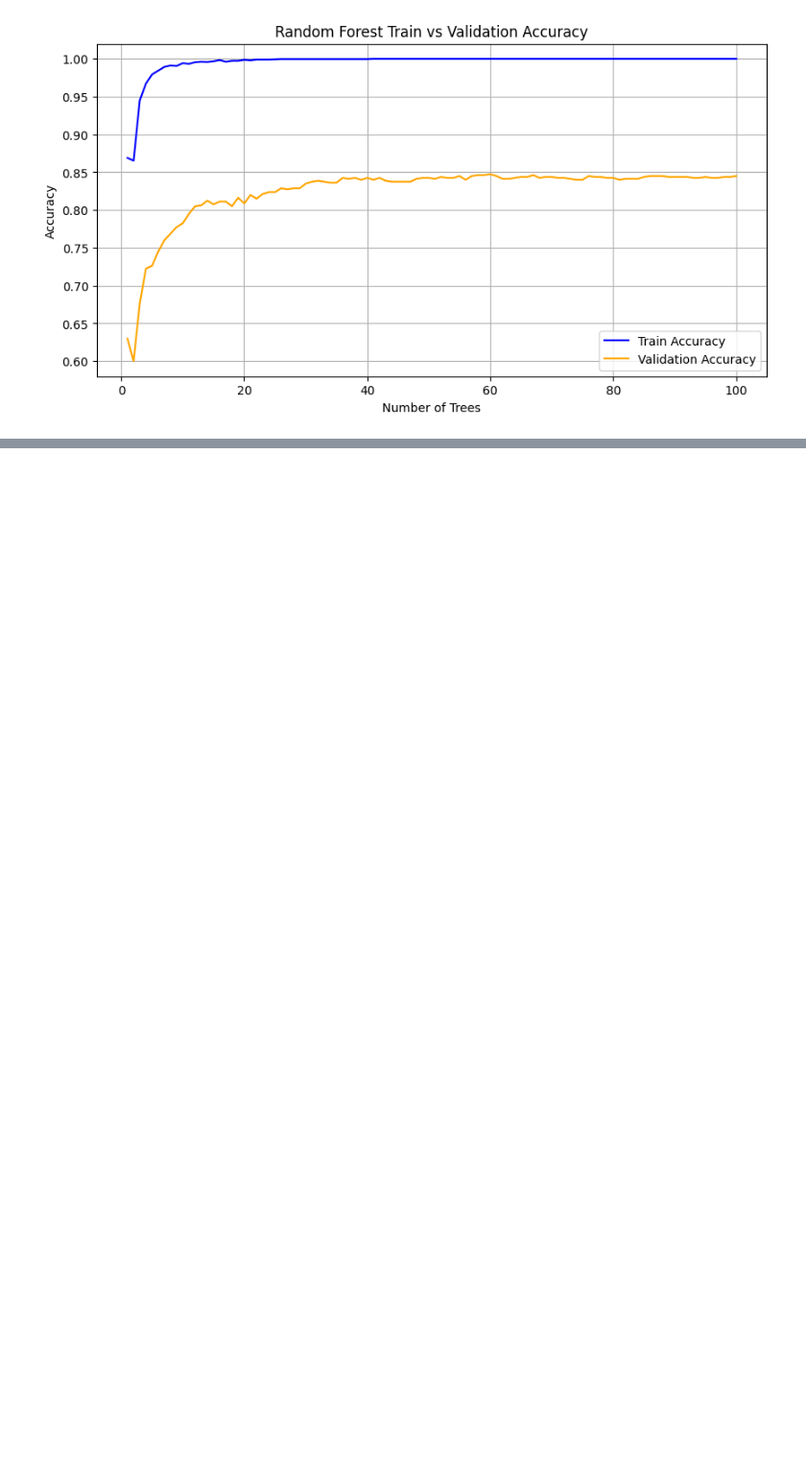
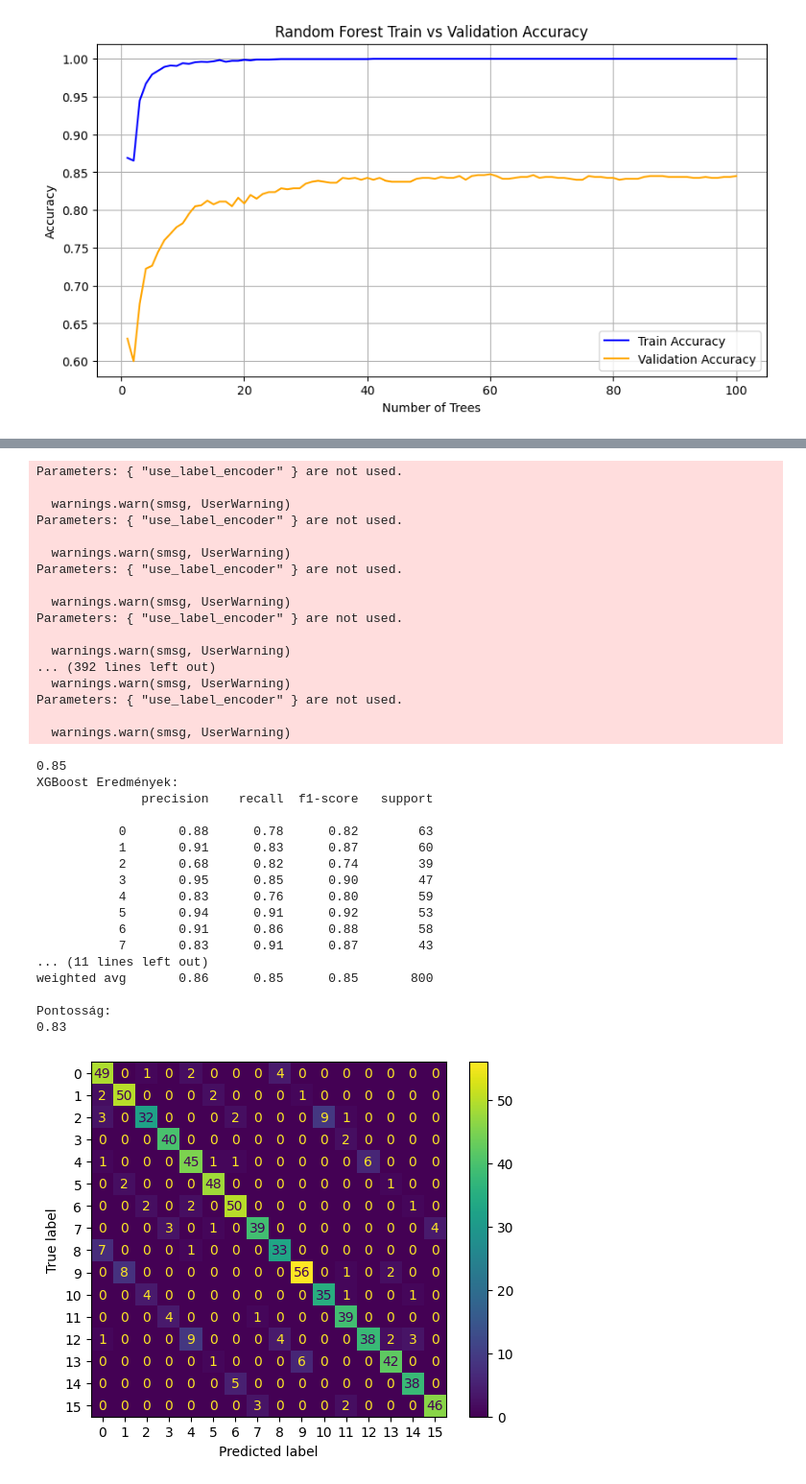
Before and after one commit to benecm/Personality_ai, a Jupyter notebook: Personality_ID.ipynb, the cells around one changed output, grey strips where cells are left out. Shown: that part at 96% size. Drawn from its saved outputs; the diff is of its cells as text; code cells hidden in the pictures; blank space fills up the shorter version.

```diff
--- a/Personality_ID.ipynb
+++ b/Personality_ID.ipynb
@@ -220,0 +267,54 @@ Pontosság:
+# %%
+#xgboost kb 0.83 acc
+xgb_params = {
+    'n_estimators': [50, 100, 150],
+    'learning_rate': [0.01, 0.1, 0.2],
+    'max_depth': [3, 5, 7]
+}
+xgb_model = XGBClassifier(eval_metric='mlogloss', use_label_encoder=False)
+xgb_grid = GridSearchCV(xgb_model, xgb_params, cv=5, scoring='accuracy')
+xgb_grid.fit(X_train, y_train)
+y_pred_xgb = xgb_grid.predict(X_test)
+
+accuracy_xgb = accuracy_score(y_test, y_pred_xgb)
+print("Legjobb paraméterek:", xgb_grid.best_params_)
+print(accuracy_xgb)
+print("XGBoost Eredmények:")
+print(classification_report(y_test, y_pred_xgb))
+Display_confm(y_test, y_pred_xgb)
+# %% [output]
+Parameters: { "use_label_encoder" } are not used.
+
+  warnings.warn(smsg, UserWarning)
+Parameters: { "use_label_encoder" } are not used.
+
+  warnings.warn(smsg, UserWarning)
+Parameters: { "use_label_encoder" } are not used.
+
+  warnings.warn(smsg, UserWarning)
+Parameters: { "use_label_encoder" } are not used.
+
+  warnings.warn(smsg, UserWarning)
+... (392 lines left out)
+  warnings.warn(smsg, UserWarning)
+Parameters: { "use_label_encoder" } are not used.
+
+  warnings.warn(smsg, UserWarning)
+0.85
+XGBoost Eredmények:
+              precision    recall  f1-score   support
+
+           0       0.88      0.78      0.82        63
+           1       0.91      0.83      0.87        60
+           2       0.68      0.82      0.74        39
+           3       0.95      0.85      0.90        47
+           4       0.83      0.76      0.80        59
+           5       0.94      0.91      0.92        53
+           6       0.91      0.86      0.88        58
+           7       0.83      0.91      0.87        43
+... (11 lines left out)
+weighted avg       0.86      0.85      0.85       800
+
+Pontosság:
+0.83
+[figure, added]
```
Also changed, not shown: parts of 5 cells of this notebook.
